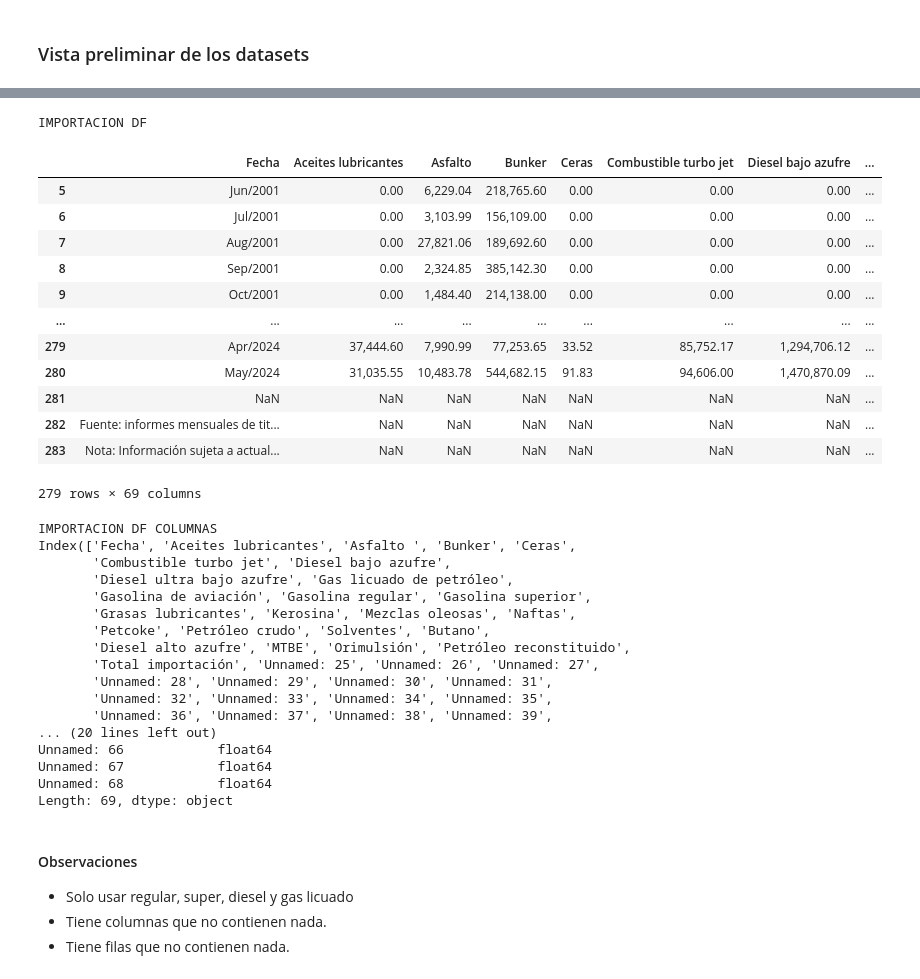
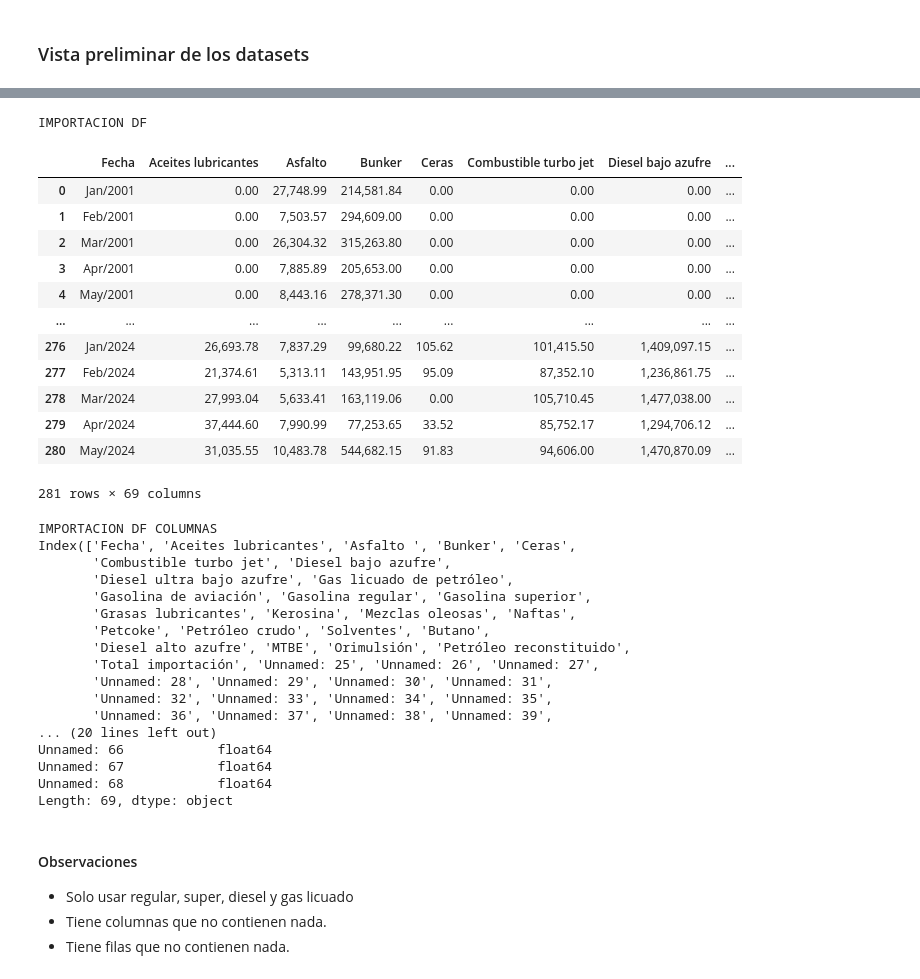
Before and after one commit to mariaRam2003/Laboratorio2-DataScience, a Jupyter notebook: EDA.ipynb, the cells around one changed output, grey strips where cells are left out. Cells and saved outputs as stored; diff of their text form; code cells hidden in the pictures.

```diff
--- a/EDA.ipynb
+++ b/EDA.ipynb
@@ -69,31 +74,32 @@ dtype: object
 # %%
 # Cargar los datos IMPORTACION
 importacion_df = pd.read_csv('data/Importacion.csv', header=6)
-importacion_df = importacion_df[5:]
+# elimiar las 3 ultimas filas que no contienen datos
+importacion_df = importacion_df[:-3]
 
 print("IMPORTACION DF")
 display(importacion_df)
 print("\n")
 print("IMPORTACION DF COLUMNAS")
 print(importacion_df.columns)
 print("\n")
 print("IMPORTACION DF TIPOS DE DATOS")
 print(importacion_df.dtypes)
 # %% [output]
 IMPORTACION DF
 |  | Fecha | Aceites lubricantes | Asfalto | Bunker | Ceras | Combustible turbo jet | Diesel bajo azufre | ... |
-| 5 | Jun/2001 | 0.00 | 6,229.04 | 218,765.60 | 0.00 | 0.00 | 0.00 | ... |
-| 6 | Jul/2001 | 0.00 | 3,103.99 | 156,109.00 | 0.00 | 0.00 | 0.00 | ... |
-| 7 | Aug/2001 | 0.00 | 27,821.06 | 189,692.60 | 0.00 | 0.00 | 0.00 | ... |
-| 8 | Sep/2001 | 0.00 | 2,324.85 | 385,142.30 | 0.00 | 0.00 | 0.00 | ... |
-| 9 | Oct/2001 | 0.00 | 1,484.40 | 214,138.00 | 0.00 | 0.00 | 0.00 | ... |
+| 0 | Jan/2001 | 0.00 | 27,748.99 | 214,581.84 | 0.00 | 0.00 | 0.00 | ... |
+| 1 | Feb/2001 | 0.00 | 7,503.57 | 294,609.00 | 0.00 | 0.00 | 0.00 | ... |
+| 2 | Mar/2001 | 0.00 | 26,304.32 | 315,263.80 | 0.00 | 0.00 | 0.00 | ... |
+| 3 | Apr/2001 | 0.00 | 7,885.89 | 205,653.00 | 0.00 | 0.00 | 0.00 | ... |
+| 4 | May/2001 | 0.00 | 8,443.16 | 278,371.30 | 0.00 | 0.00 | 0.00 | ... |
 | ... | ... | ... | ... | ... | ... | ... | ... | ... |
+| 276 | Jan/2024 | 26,693.78 | 7,837.29 | 99,680.22 | 105.62 | 101,415.50 | 1,409,097.15 | ... |
+| 277 | Feb/2024 | 21,374.61 | 5,313.11 | 143,951.95 | 95.09 | 87,352.10 | 1,236,861.75 | ... |
+| 278 | Mar/2024 | 27,993.04 | 5,633.41 | 163,119.06 | 0.00 | 105,710.45 | 1,477,038.00 | ... |
 | 279 | Apr/2024 | 37,444.60 | 7,990.99 | 77,253.65 | 33.52 | 85,752.17 | 1,294,706.12 | ... |
 | 280 | May/2024 | 31,035.55 | 10,483.78 | 544,682.15 | 91.83 | 94,606.00 | 1,470,870.09 | ... |
-| 281 | NaN | NaN | NaN | NaN | NaN | NaN | NaN | ... |
-| 282 | Fuente: informes mensuales de tit... | NaN | NaN | NaN | NaN | NaN | NaN | ... |
-| 283 | Nota: Información sujeta a actual... | NaN | NaN | NaN | NaN | NaN | NaN | ... |
-279 rows × 69 columns
+281 rows × 69 columns
 IMPORTACION DF COLUMNAS
 Index(['Fecha', 'Aceites lubricantes', 'Asfalto ', 'Bunker', 'Ceras',
        'Combustible turbo jet', 'Diesel bajo azufre',
```
Also changed, not shown: parts of 10 cells of this notebook, 3 other files.
